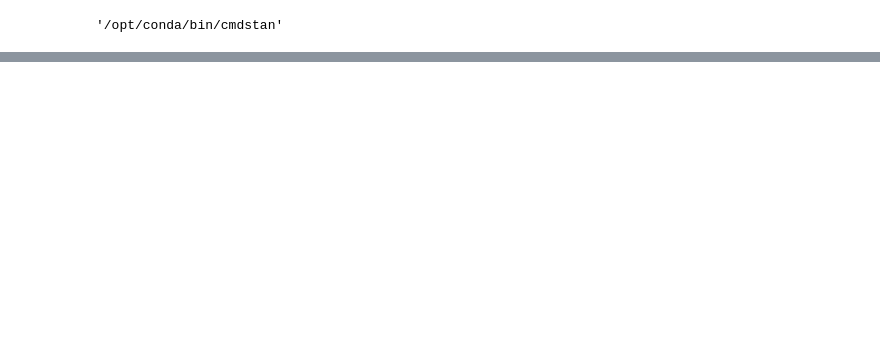
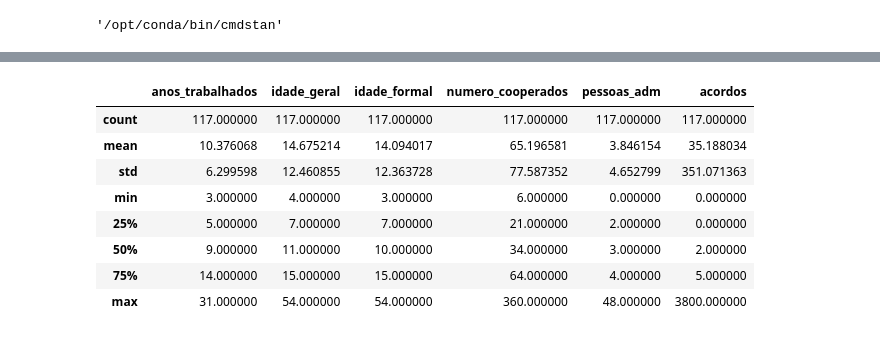
Before and after one commit to LabCidades/Stakeholders-Cooperativas, a Jupyter notebook: modelfit.ipynb, the cells around one changed output, grey strips where cells are left out. Drawn from its saved outputs; the diff is of its cells as text; code cells hidden in the pictures; blank space fills up the shorter version.

```diff
--- a/modelfit.ipynb
+++ b/modelfit.ipynb
@@ -21,0 +29,33 @@ make: g++: No such file or directory
+# %%
+data_file = os.path.join('data', 'sample.csv')
+list_columns = [
+    # cooperada
+    "NOME", "segmento",
+    # respondente
+    "sexo", "idade", "escolaridade", "cargo", "anos_trabalhados",
+    # cooperada
+    "idade_geral", "idade_formal", "numero_cooperados", "pessoas_adm", "acordos", "faturamento",
+    # stakeholders
+    "federal_1", "federal_2", "federal_3",
+    "estadual_municipal_1", "estadual_municipal_2", "estadual_municipal_3",
+    "concorrentes_1", "concorrentes_2", "concorrentes_3",
+    "fornecedores_1", "fornecedores_2", "fornecedores_3",
+    "sociedade_1", "sociedade_2", "sociedade_3",
+    "cooperados_1", "cooperados_2", "cooperados_3",
+    "federal_4", "federal_5", "federal_6",
+    "estadual_municipal_4", "estadual_municipal_5", "estadual_municipal_6",
+    "concorrentes_4", "concorrentes_5", "concorrentes_6",
+    "fornecedores_4", "fornecedores_5", "fornecedores_6",
+    "sociedade_4", "sociedade_5", "sociedade_6",
+    "cooperados_4", "cooperados_5", "cooperados_6",
+    "federal_7", "federal_8", "federal_9",
+    "estadual_municipal_7", "estadual_municipal_8", "estadual_municipal_9",
+    "concorrentes_7", "concorrentes_8", "concorrentes_9",
+    "fornecedores_7", "fornecedores_8", "fornecedores_9",
+    "sociedade_7", "sociedade_8", "sociedade_9",
+    "cooperados_7", "cooperados_8", "cooperados_9",
+    # cooperada
+    "flexibilidade", "valorizacao", "inovacao", "mudancas", "formalismo", "produtividade", "hierarquia", "controle"
+]
+df = pd.read_csv(data_file, sep=';', encoding='latin-1', names=list_columns, header=1)
+df.info()
@@ -21,0 +80,2 @@ make: g++: No such file or directory
+# %%
+df.replace(["Discordo Totalmente", "Discordo", "Não concordo e nem discordo", "Concordo", "Concordo Totalmente"], [-2, -1, 0, 1, 2], inplace=True)
@@ -21,0 +114,13 @@ make: g++: No such file or directory
+# %%
+# atributos
+df.iloc[:, 6:12].describe()
+# %% [output]
+|  | anos_trabalhados | idade_geral | idade_formal | numero_cooperados | pessoas_adm | acordos |
+| count | 117.000000 | 117.000000 | 117.000000 | 117.000000 | 117.000000 | 117.000000 |
+| mean | 10.376068 | 14.675214 | 14.094017 | 65.196581 | 3.846154 | 35.188034 |
+| std | 6.299598 | 12.460855 | 12.363728 | 77.587352 | 4.652799 | 351.071363 |
+| min | 3.000000 | 4.000000 | 3.000000 | 6.000000 | 0.000000 | 0.000000 |
+| 25% | 5.000000 | 7.000000 | 7.000000 | 21.000000 | 2.000000 | 0.000000 |
+| 50% | 9.000000 | 11.000000 | 10.000000 | 34.000000 | 3.000000 | 2.000000 |
+| 75% | 14.000000 | 15.000000 | 15.000000 | 64.000000 | 4.000000 | 5.000000 |
+| max | 31.000000 | 54.000000 | 54.000000 | 360.000000 | 48.000000 | 3800.000000 |
```
Also changed, not shown: parts of 13 cells of this notebook, 2 other files.
